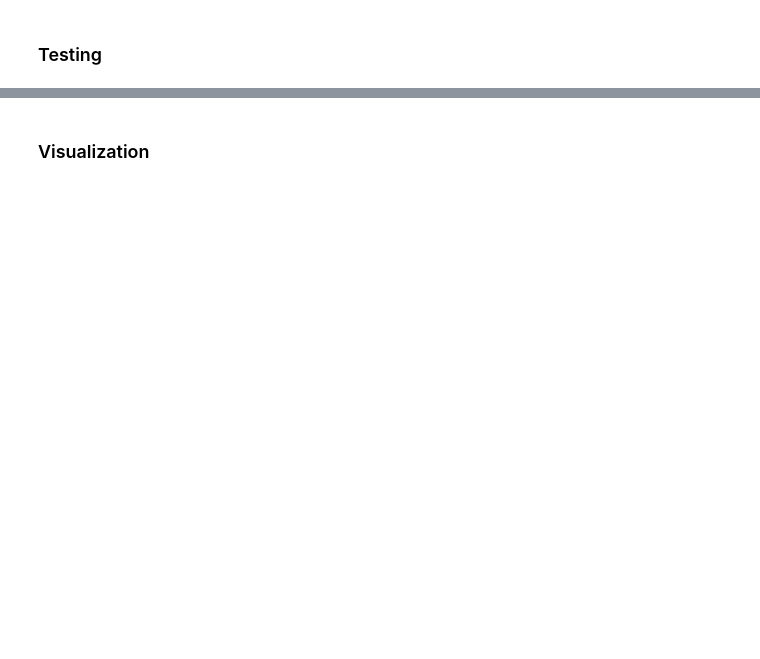
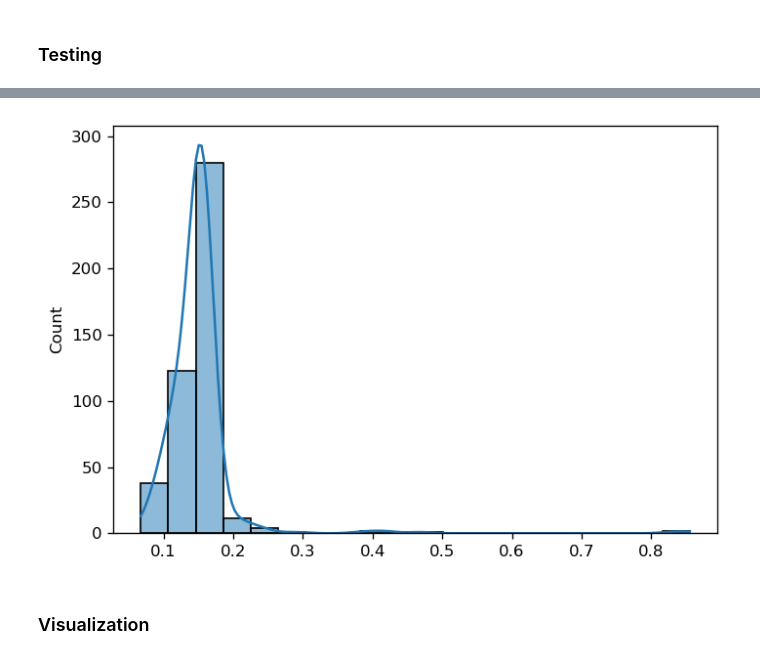
Before and after one commit to TylerSpears/fenri, a Jupyter notebook: notebooks/replication_blumberg.etal.2017/diqt.ipynb, the cells around one changed output, grey strips where cells are left out. Saved outputs shown, nothing was run; the diff lists cells and outputs as text; code cells hidden in the pictures; blank space fills up the shorter version.

```diff
--- a/notebooks/replication_blumberg.etal.2017/diqt.ipynb
+++ b/notebooks/replication_blumberg.etal.2017/diqt.ipynb
@@ -842,7 +859,13 @@ collate_fn = functools.partial(
 
 test_dataset = torchio.SubjectsDataset(subj_list[:num_test_subjs], load_getitem=False)
 # Choose the remaining for training/validation.
-subj_list = subj_list[num_test_subjs:]
+if num_subjs == 1 and num_train_subjs == 0:
+    print("DEBUG: Only 1 subject with no training subjects, mixing train and test set")
+    subj_list = subj_list[:]
+    num_train_subjs = num_test_subjs
+else:
+    subj_list = subj_list[num_test_subjs:]
+
 train_dataset = torchio.SubjectsDataset(subj_list, load_getitem=False)
 
 # Training patch sampler, random across all patches of all volumes.
@@ -857,7 +880,7 @@ train_sampler = MultiresSampler(
 )
 
 patches_per_subj = 8000
-queue_max_length = patches_per_subj
+queue_max_length = patches_per_subj * num_train_subjs
 
 # Set up a torchio.Queue to act as a sampler proxy for the torch DataLoader
 train_queue = torchio.Queue(
@@ -880,6 +903,26 @@ train_loader = torch.utils.data.DataLoader(
 )
 
 
+# Set up testing objects.
+# Calculate the patch overlap needed for ~50% of the patch volume overlapping (which is
+# not the same as dividing each dimension by 2).
+input_vol_half_overlap = int(
+    np.floor(np.power(np.prod(input_spatial_patch_shape) / 2, 1 / 3))
+)
+# torchio requires an even-numbered overlap.
+if input_vol_half_overlap % 2 == 1:
+    input_vol_half_overlap += 1
+input_vol_half_overlap = np.repeat(input_vol_half_overlap, 3)
+
+# Repeat for the output.
+output_vol_half_overlap = np.floor(
+    np.power(np.prod(output_spatial_patch_shape) / 2, 1 / 3)
+).astype(int)
+# torchio requires an even-numbered overlap.
+if output_vol_half_overlap % 2 == 1:
+    output_vol_half_overlap += 1
+output_vol_half_overlap = np.repeat(output_vol_half_overlap, 3)
+
 # Test samplers
 test_samplers = list()
 for subj in test_dataset.dry_iter():
@@ -891,7 +934,7 @@ for subj in test_dataset.dry_iter():
             downsample_factor_key="downsample_factor",
             source_spatial_patch_size=output_spatial_patch_shape,
             low_res_spatial_patch_size=input_spatial_patch_shape,
-            patch_overlap=(0, 0, 0),
+            patch_overlap=half_vol_patch_overlap,
         )
     )
 
@@ -1109,2 +1128,7 @@ model.plain_log["train_loss"]
+# %%
+plt.figure(dpi=120)
+sns.histplot(np.asarray(model.plain_log["test_loss"]), kde=True, bins=20);
+# %% [output]
+[figure, added]
 # %% [markdown]
 ### Visualization
```
Also changed, not shown: parts of 19 cells of this notebook.
